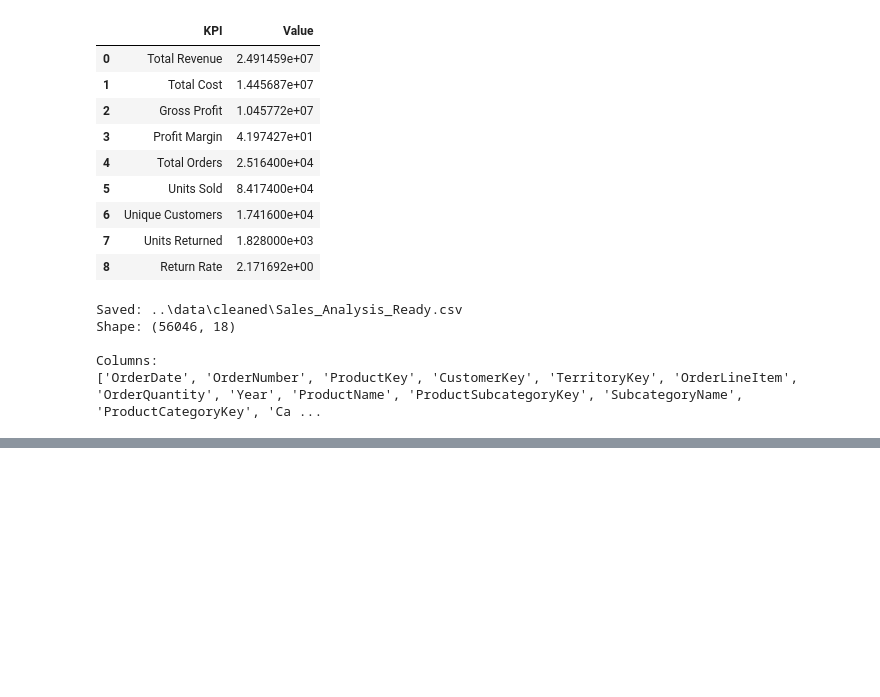
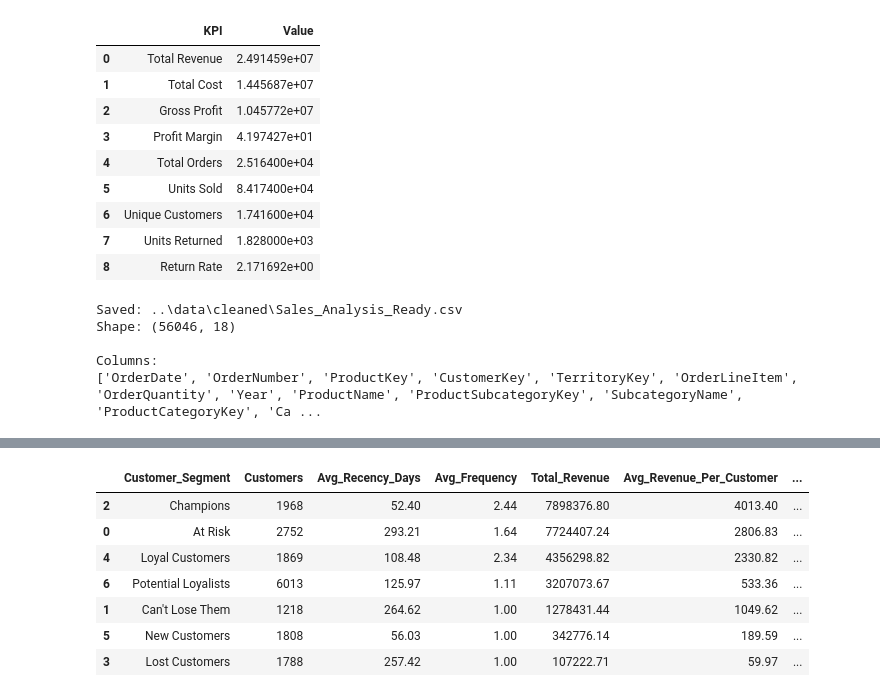
Before and after one commit to tejashg1220-pixel/AdventureWorks-Analytics, a Jupyter notebook: notebooks/01_Data_Profiling.ipynb, the cells around one changed output, grey strips where cells are left out. Saved outputs shown, nothing was run; the diff lists cells and outputs as text; code cells hidden in the pictures; blank space fills up the shorter version.

```diff
--- a/notebooks/01_Data_Profiling.ipynb
+++ b/notebooks/01_Data_Profiling.ipynb
@@ -4564,0 +4772,45 @@ Columns:
+# %%
+# RFM Analysis - Step 6
+# Final segment summary
+
+rfm_final_summary = (
+    rfm.groupby("Customer_Segment")
+    .agg(
+        Customers=("CustomerKey", "count"),
+        Avg_Recency_Days=("Recency", "mean"),
+        Avg_Frequency=("Frequency", "mean"),
+        Total_Revenue=("Monetary", "sum"),
+        Avg_Revenue_Per_Customer=("Monetary", "mean")
+    )
+    .reset_index()
+)
+
+rfm_final_summary["Customer_Share_%"] = (
+    rfm_final_summary["Customers"]
+    / rfm_final_summary["Customers"].sum()
+    * 100
+)
+
+rfm_final_summary["Revenue_Share_%"] = (
+    rfm_final_summary["Total_Revenue"]
+    / rfm_final_summary["Total_Revenue"].sum()
+    * 100
+)
+
+rfm_final_summary = rfm_final_summary.round(2)
+
+rfm_final_summary = rfm_final_summary.sort_values(
+    "Total_Revenue",
+    ascending=False
+)
+
+rfm_final_summary
+# %% [output]
+|  | Customer_Segment | Customers | Avg_Recency_Days | Avg_Frequency | Total_Revenue | Avg_Revenue_Per_Customer | ... |
+| 2 | Champions | 1968 | 52.40 | 2.44 | 7898376.80 | 4013.40 | ... |
+| 0 | At Risk | 2752 | 293.21 | 1.64 | 7724407.24 | 2806.83 | ... |
+| 4 | Loyal Customers | 1869 | 108.48 | 2.34 | 4356298.82 | 2330.82 | ... |
+| 6 | Potential Loyalists | 6013 | 125.97 | 1.11 | 3207073.67 | 533.36 | ... |
+| 1 | Can't Lose Them | 1218 | 264.62 | 1.00 | 1278431.44 | 1049.62 | ... |
+| 5 | New Customers | 1808 | 56.03 | 1.00 | 342776.14 | 189.59 | ... |
+| 3 | Lost Customers | 1788 | 257.42 | 1.00 | 107222.71 | 59.97 | ... |
```
Also changed, not shown: parts of 7 cells of this notebook, 3 other files.
